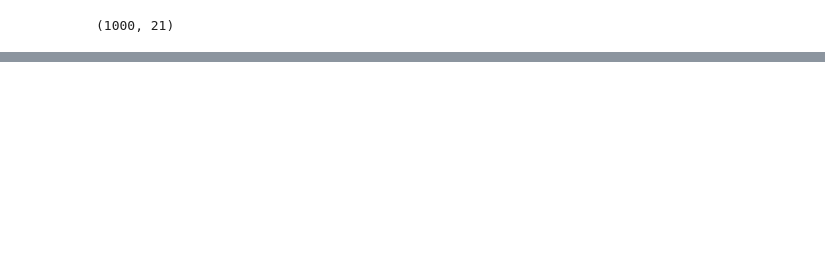
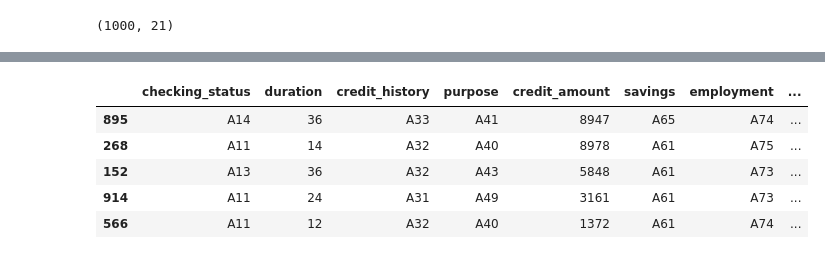
Before and after one commit to smallchuch/CreditRiskLearning, a Jupyter notebook: Exploration/exploration.ipynb, the cells around one changed output, grey strips where cells are left out. Cells and saved outputs as stored; diff of their text form; code cells hidden in the pictures; blank space fills up the shorter version.

```diff
--- a/Exploration/exploration.ipynb
+++ b/Exploration/exploration.ipynb
@@ -45,0 +68,9 @@ dtype: object
+# %%
+df.sample(5)
+# %% [output]
+|  | checking_status | duration | credit_history | purpose | credit_amount | savings | employment | ... |
+| 895 | A14 | 36 | A33 | A41 | 8947 | A65 | A74 | ... |
+| 268 | A11 | 14 | A32 | A40 | 8978 | A61 | A75 | ... |
+| 152 | A13 | 36 | A32 | A43 | 5848 | A61 | A73 | ... |
+| 914 | A11 | 24 | A31 | A49 | 3161 | A61 | A73 | ... |
+| 566 | A11 | 12 | A32 | A40 | 1372 | A61 | A74 | ... |
```
Also changed, not shown: parts of 16 cells of this notebook, 1 other file.
